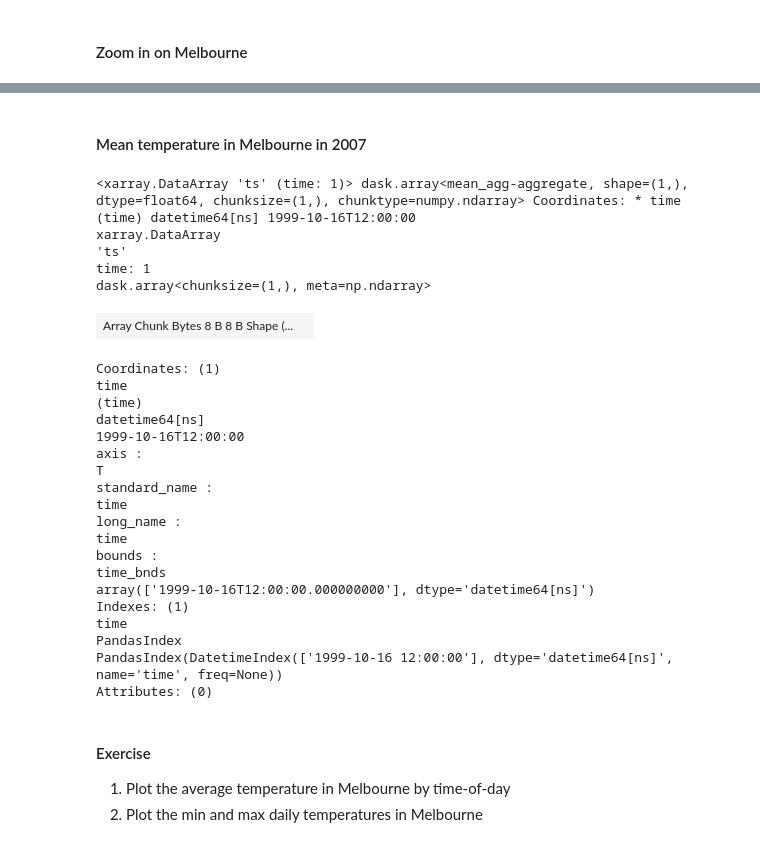
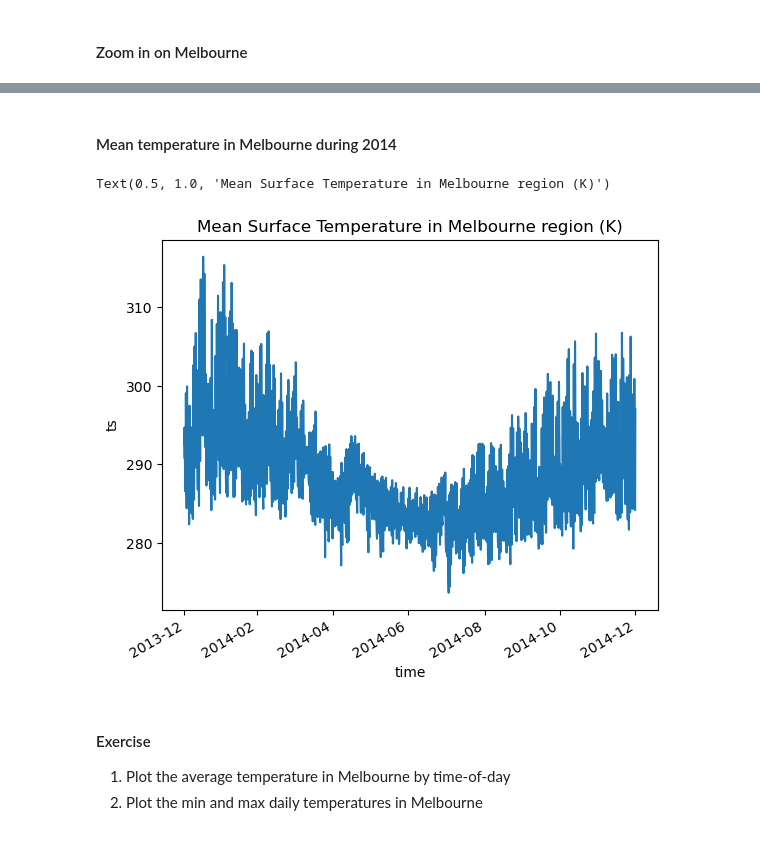
Before and after one commit to joshuatorrance/barpa-barra2-amos2024, a Jupyter notebook: AMOS2024.ipynb, the cells around one changed output, grey strips where cells are left out. Saved outputs shown, nothing was run; the diff lists cells and outputs as text; code cells hidden in the pictures.

```diff
--- a/AMOS2024.ipynb
+++ b/AMOS2024.ipynb
@@ -271,36 +355,12 @@ p.axes.coastlines()
 # %% [markdown]
-#### Mean temperature in Melbourne in 2007
+#### Mean temperature in Melbourne during 2014
 # %%
-ds_melb[var].mean(dim=['lat', 'lon'])#.plot()
+ds_melb[var].mean(dim=['lat', 'lon']).plot()
 
-
-#plt.title(f"Mean {da.attrs['long_name']} in Melbourne region ({da.attrs['units']})")
+plt.title(f"Mean {da.attrs['long_name']} in Melbourne region ({da.attrs['units']})")
 # %% [output]
-<xarray.DataArray 'ts' (time: 1)> dask.array<mean_agg-aggregate, shape=(1,), dtype=float64, chunksize=(1,), chunktype=numpy.ndarray> Coordinates: * time (time) datetime64[ns] 1999-10-16T12:00:00
-xarray.DataArray
-'ts'
-time: 1
-dask.array<chunksize=(1,), meta=np.ndarray>
+Text(0.5, 1.0, 'Mean Surface Temperature in Melbourne region (K)')
-| Array Chunk Bytes 8 B 8 B Shape (... |  |
-Coordinates: (1)
-time
-(time)
-datetime64[ns]
-1999-10-16T12:00:00
-axis :
-T
-standard_name :
-time
-long_name :
-time
-bounds :
-time_bnds
-array(['1999-10-16T12:00:00.000000000'], dtype='datetime64[ns]')
-Indexes: (1)
-time
-PandasIndex
-PandasIndex(DatetimeIndex(['1999-10-16 12:00:00'], dtype='datetime64[ns]', name='time', freq=None))
-Attributes: (0)
+[figure, added]
 # %% [markdown]
 #### Exercise
 1. Plot the average temperature in Melbourne by time-of-day
```
Also changed, not shown: parts of 32 cells of this notebook.
